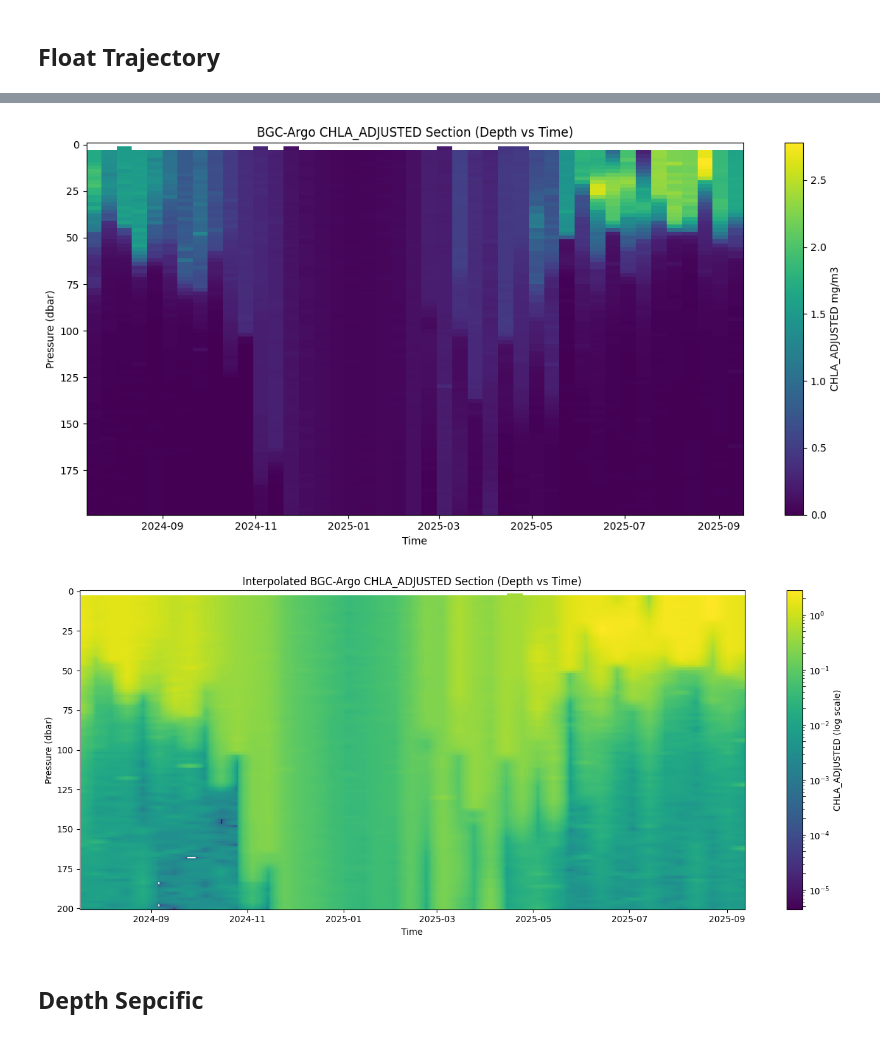
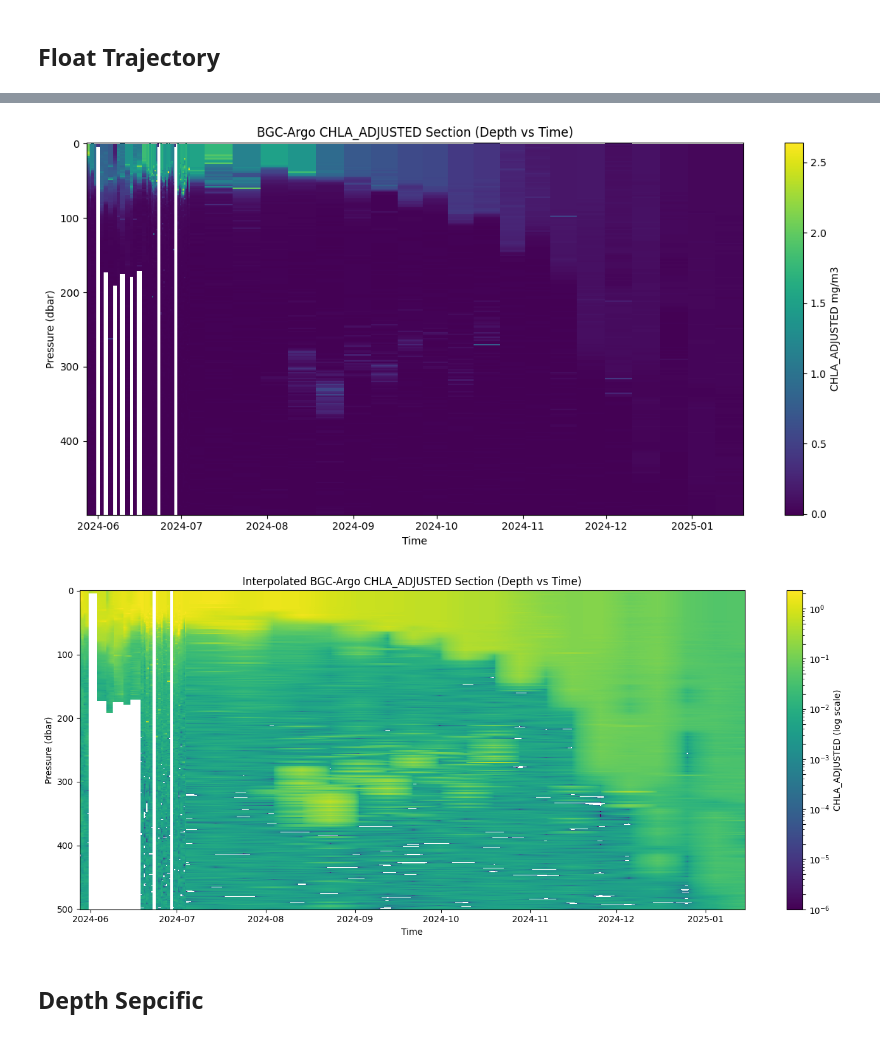
Before and after one commit to ROYVNZ/Masters, a Jupyter notebook: scripts/Argo_data.ipynb, the cells around one changed output, grey strips where cells are left out. Saved outputs shown, nothing was run; the diff lists cells and outputs as text; code cells hidden in the pictures.

```diff
--- a/scripts/Argo_data.ipynb
+++ b/scripts/Argo_data.ipynb
@@ -17,10 +14,10 @@ import cartopy.feature as cfeature
 # %% [markdown]
 Downloaded data from argo located within near the southern Icelandic shelf
 # %%
-ds = ar.DataFetcher(src="gdac").float(3902258).to_xarray()
+ds = ar.DataFetcher(src="gdac").float(4903659).to_xarray()
 with ar.set_options(mode='expert'):
-    ds_bgc = ar.DataFetcher(backend='erddap', ds = 'bgc').float(3902258).to_xarray()
-prof = ar.ArgoFloat(3902258).open_dataset('prof')
+    ds_bgc = ar.DataFetcher(backend='erddap', ds = 'bgc').float(4903659).to_xarray()
+prof = ar.ArgoFloat(4903659\).open_dataset('prof')
 # %%
 display(ds)
 display(ds_bgc)
@@ -131,12 +146,12 @@ def plot_transect(ds, varname = 'CHLA_ADJUSTED', depth_min = 0, depth_max = 300,
     plt.tight_layout()
     plt.show()
 # %%
-plot_transect(ds_bgc, 'CHLA_ADJUSTED', depth_max = 200, log_scale=False)
+plot_transect(ds_bgc, 'CHLA_ADJUSTED', depth_max = 500, log_scale=False)
 # %% [output]
-[figure, old version]
+[figure, new version]
 # %%
 
-def plot_interpolated_section(ds_bgc, varname='CHLA_ADJUSTED', depth_min=0, depth_max=200, log_scale=True):
+def plot_interpolated_section(ds_bgc, varname='CHLA_ADJUSTED', depth_min=0, depth_max=500, log_scale=True):
     # Build dataset from point-form arrays
     ds_points = xr.Dataset(
         {
@@ -217,9 +232,9 @@ def plot_interpolated_section(ds_bgc, varname='CHLA_ADJUSTED', depth_min=0, dept
     plt.tight_layout()
     plt.show()
 # %%
-plot_interpolated_section(ds_bgc, 'CHLA_ADJUSTED', depth_max=200, log_scale=True)
+plot_interpolated_section(ds_bgc, 'CHLA_ADJUSTED', depth_max=500, log_scale=True)
 # %% [output]
-[figure, old version]
+[figure, new version]
 # %% [markdown]
 ## Depth Sepcific
 # %%
```
Also changed, not shown: parts of 9 cells of this notebook, 3 other files.
